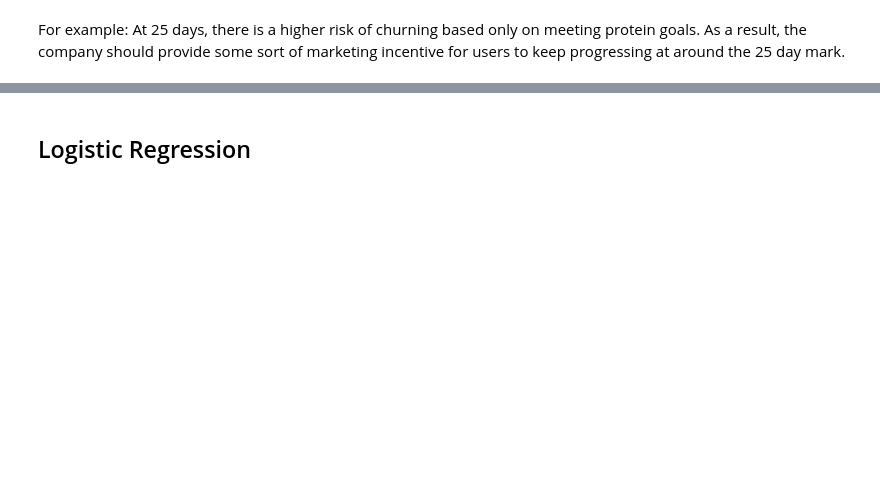
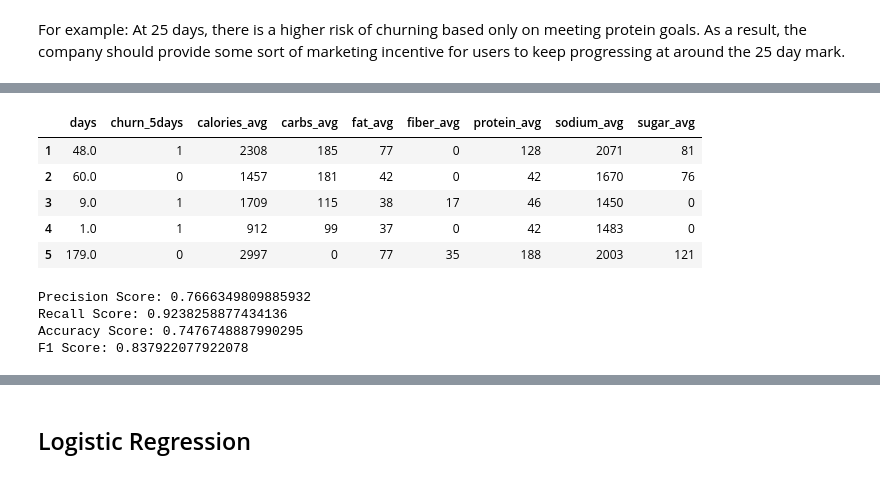
Before and after one commit to rokaandy/mfp-nutrition-survival-analysis, a Jupyter notebook: nutrition.ipynb, the cells around one changed output, grey strips where cells are left out. Drawn from its saved outputs; the diff is of its cells as text; code cells hidden in the pictures; blank space fills up the shorter version.

```diff
--- a/nutrition.ipynb
+++ b/nutrition.ipynb
@@ -607,0 +484,7 @@ print(np.mean(scores))
+# %%
+nutrients = ['calories','carbs','fat','fiber','protein','sodium','sugar']
+
+for nutrient in nutrients:
+    total = test[f'total_{nutrient}']
+    days = test['days_count']
+    test[f'{nutrient}_avg'] = (total / days).astype(int)
@@ -607,0 +505,10 @@ print(np.mean(scores))
+# %%
+test3 = pd.merge(test_svl, test, left_index=True, right_index=True)
+test3.head()
+# %% [output]
+|  | days | churn_5days | calories_avg | carbs_avg | fat_avg | fiber_avg | protein_avg | sodium_avg | sugar_avg |
+| 1 | 48.0 | 1 | 2308 | 185 | 77 | 0 | 128 | 2071 | 81 |
+| 2 | 60.0 | 0 | 1457 | 181 | 42 | 0 | 42 | 1670 | 76 |
+| 3 | 9.0 | 1 | 1709 | 115 | 38 | 17 | 46 | 1450 | 0 |
+| 4 | 1.0 | 1 | 912 | 99 | 37 | 0 | 42 | 1483 | 0 |
+| 5 | 179.0 | 0 | 2997 | 0 | 77 | 35 | 188 | 2003 | 121 |
@@ -607,0 +531,13 @@ print(np.mean(scores))
+# %%
+def print_metrics(y, loreg_preds):
+    print("Precision Score: {}".format(precision_score(y, loreg_preds)))
+    print("Recall Score: {}".format(recall_score(y, loreg_preds)))
+    print("Accuracy Score: {}".format(accuracy_score(y, loreg_preds)))
+    print("F1 Score: {}".format(f1_score(y, loreg_preds)))
+
+print_metrics(y_test, loreg_preds)
+# %% [output]
+Precision Score: 0.7666349809885932
+Recall Score: 0.9238258877434136
+Accuracy Score: 0.7476748887990295
+F1 Score: 0.837922077922078
```
Also changed, not shown: parts of 64 cells of this notebook, 10 other files.
